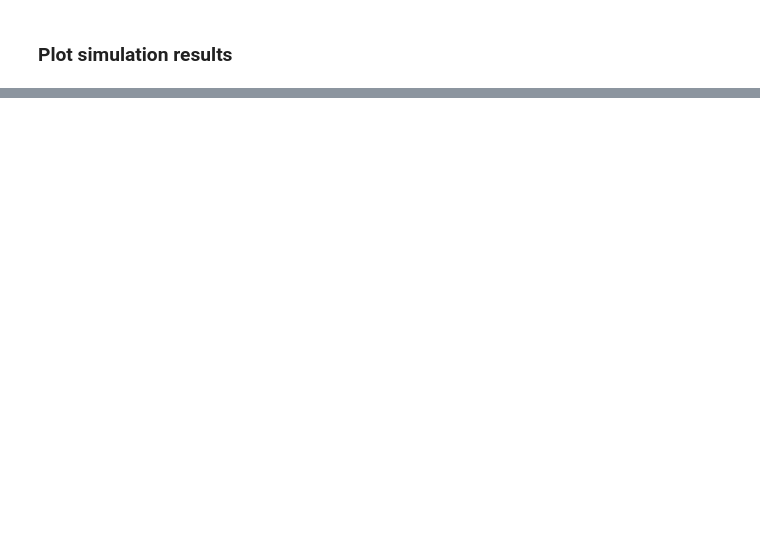
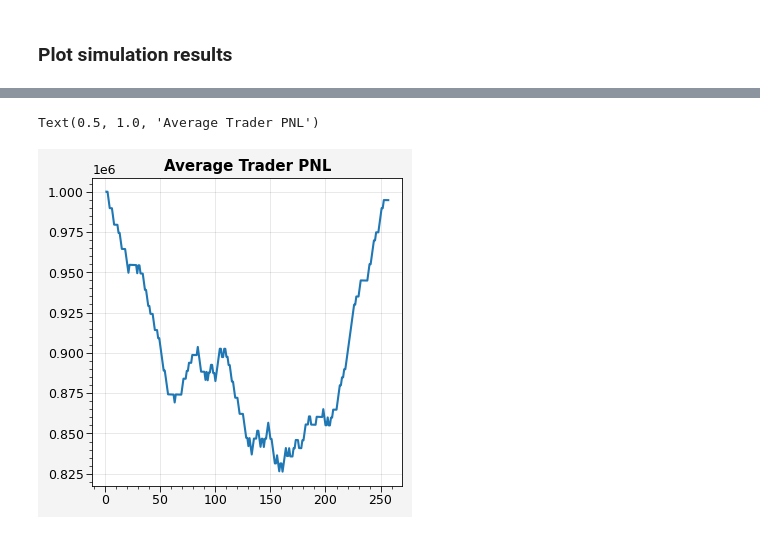
Before and after one commit to delvtech/agent0, a Jupyter notebook: examples/notebooks/hyperdrive_pnl.ipynb, the cells around one changed output, grey strips where cells are left out. Saved outputs shown, nothing was run; the diff lists cells and outputs as text; code cells hidden in the pictures; blank space fills up the shorter version.

Commit message:
100 agents

```diff
--- a/examples/notebooks/hyperdrive_pnl.ipynb
+++ b/examples/notebooks/hyperdrive_pnl.ipynb
@@ -42,7 +42,7 @@ blocks_per_day = 10#7200 # Blocks in a given day (7200 means ~12 sec per block)
 trade_fee_percent = 0.10 # fee percent collected on trades
 redemption_fee_percent = 0.005 # 5 bps
 
-num_agents = 50 # int specifying how many agents you want to simulate
+num_agents = 100 # int specifying how many agents you want to simulate
 agent_budget = 1_000_000 # max money an agent can spend
 trade_chance = 2/(num_trading_days*blocks_per_day) # on a given block, an agent will trade with probability `trade_chance`
 
@@ -463,8 +477,11 @@ fig = output_utils.plot_agent_pnl(trades, exclude_first_agent=True, exclude_firs
 # %%
 pnl = post_processing.get_pnl_excluding_agent_0(trades)
 # average across the columns
 pnl = pnl.mean(axis=1)
 plt.plot(pnl)
-plt.title("Average PNL excluding agent 0")
+plt.title("Average Trader PNL")
+# %% [output]
+Text(0.5, 1.0, 'Average Trader PNL')
+[figure, added]
 # %%
 fig = output_utils.plot_lp_pnl(trades, exclude_last_day = True)
```
Also changed, not shown: parts of 12 cells of this notebook.
